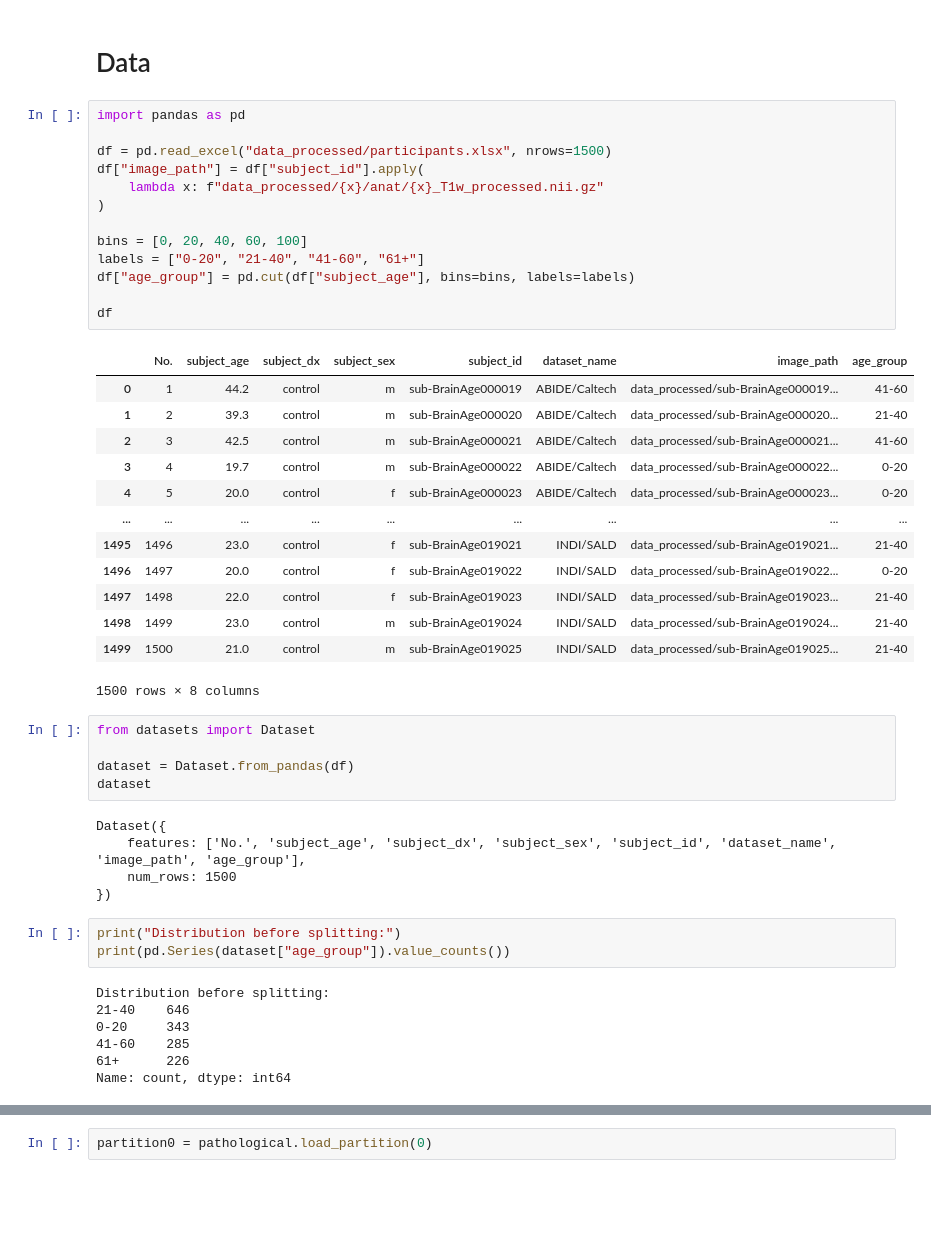
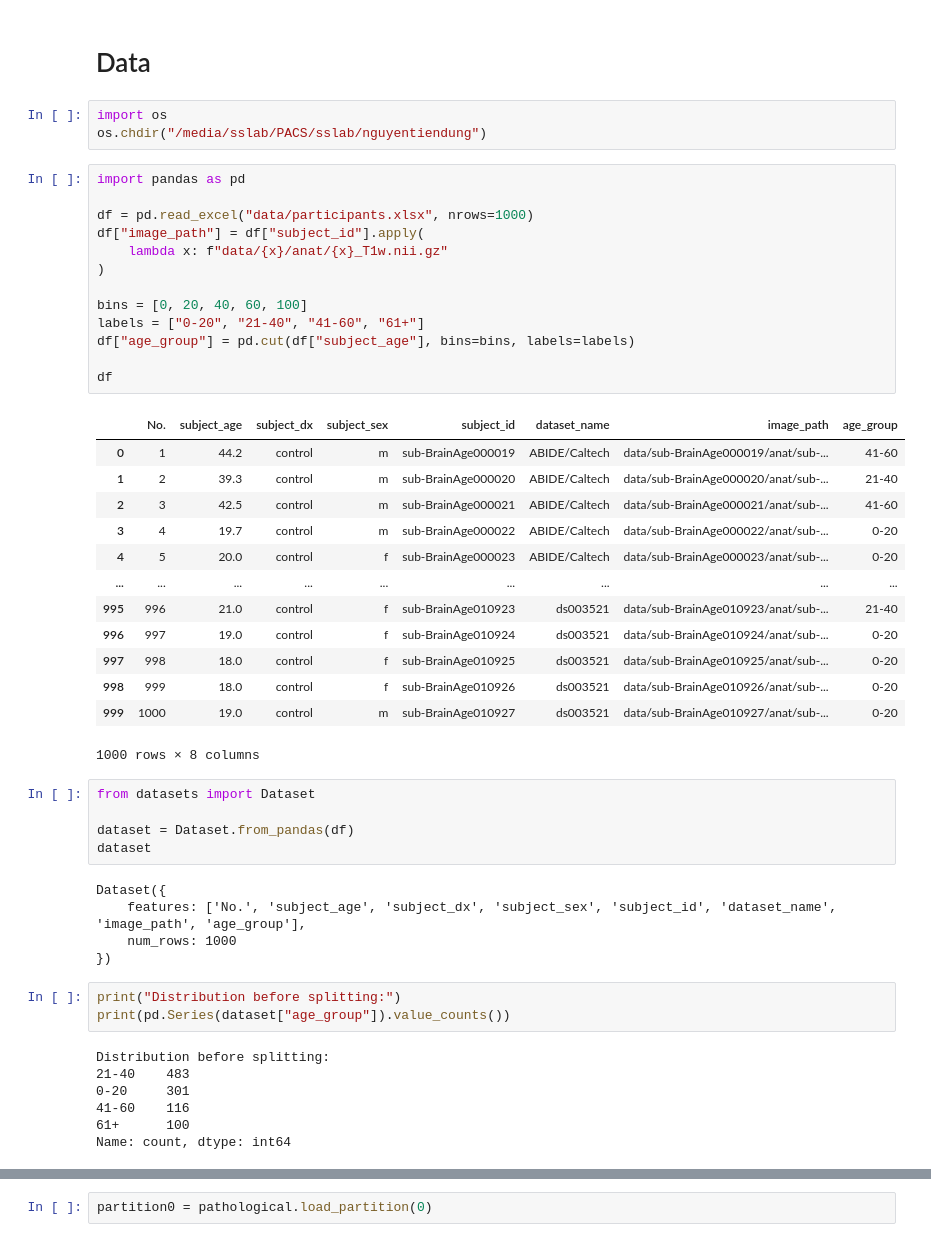
Before and after one commit to NguyenDung0210/Federated_Learning_Medical_Imaging, a Jupyter notebook: fl-brain/brain_age_prediction.ipynb, the cells around one changed output, grey strips where cells are left out. Saved outputs shown, nothing was run; the diff lists cells and outputs as text; blank space fills up the shorter version.

Commit message:
brain

```diff
--- a/fl-brain/brain_age_prediction.ipynb
+++ b/fl-brain/brain_age_prediction.ipynb
@@ -259,33 +259,36 @@ plt.show()
 [figure]
 # %% [markdown]
 # Data
+# %%
+import os
+os.chdir("/media/sslab/PACS/sslab/nguyentiendung")
 # %%
 import pandas as pd
 
-df = pd.read_excel("data_processed/participants.xlsx", nrows=1500)
+df = pd.read_excel("data/participants.xlsx", nrows=1000)
 df["image_path"] = df["subject_id"].apply(
-    lambda x: f"data_processed/{x}/anat/{x}_T1w_processed.nii.gz"
+    lambda x: f"data/{x}/anat/{x}_T1w.nii.gz"
 )
 
 bins = [0, 20, 40, 60, 100]
 labels = ["0-20", "21-40", "41-60", "61+"]
 df["age_group"] = pd.cut(df["subject_age"], bins=bins, labels=labels)
 
 df
 # %% [output]
 |  | No. | subject_age | subject_dx | subject_sex | subject_id | dataset_name | image_path | age_group |
-| 0 | 1 | 44.2 | control | m | sub-BrainAge000019 | ABIDE/Caltech | data_processed/sub-BrainAge000019... | 41-60 |
-| 1 | 2 | 39.3 | control | m | sub-BrainAge000020 | ABIDE/Caltech | data_processed/sub-BrainAge000020... | 21-40 |
-| 2 | 3 | 42.5 | control | m | sub-BrainAge000021 | ABIDE/Caltech | data_processed/sub-BrainAge000021... | 41-60 |
-| 3 | 4 | 19.7 | control | m | sub-BrainAge000022 | ABIDE/Caltech | data_processed/sub-BrainAge000022... | 0-20 |
-| 4 | 5 | 20.0 | control | f | sub-BrainAge000023 | ABIDE/Caltech | data_processed/sub-BrainAge000023... | 0-20 |
+| 0 | 1 | 44.2 | control | m | sub-BrainAge000019 | ABIDE/Caltech | data/sub-BrainAge000019/anat/sub-... | 41-60 |
+| 1 | 2 | 39.3 | control | m | sub-BrainAge000020 | ABIDE/Caltech | data/sub-BrainAge000020/anat/sub-... | 21-40 |
+| 2 | 3 | 42.5 | control | m | sub-BrainAge000021 | ABIDE/Caltech | data/sub-BrainAge000021/anat/sub-... | 41-60 |
+| 3 | 4 | 19.7 | control | m | sub-BrainAge000022 | ABIDE/Caltech | data/sub-BrainAge000022/anat/sub-... | 0-20 |
+| 4 | 5 | 20.0 | control | f | sub-BrainAge000023 | ABIDE/Caltech | data/sub-BrainAge000023/anat/sub-... | 0-20 |
 | ... | ... | ... | ... | ... | ... | ... | ... | ... |
-| 1495 | 1496 | 23.0 | control | f | sub-BrainAge019021 | INDI/SALD | data_processed/sub-BrainAge019021... | 21-40 |
-| 1496 | 1497 | 20.0 | control | f | sub-BrainAge019022 | INDI/SALD | data_processed/sub-BrainAge019022... | 0-20 |
-| 1497 | 1498 | 22.0 | control | f | sub-BrainAge019023 | INDI/SALD | data_processed/sub-BrainAge019023... | 21-40 |
-| 1498 | 1499 | 23.0 | control | m | sub-BrainAge019024 | INDI/SALD | data_processed/sub-BrainAge019024... | 21-40 |
-| 1499 | 1500 | 21.0 | control | m | sub-BrainAge019025 | INDI/SALD | data_processed/sub-BrainAge019025... | 21-40 |
+| 995 | 996 | 21.0 | control | f | sub-BrainAge010923 | ds003521 | data/sub-BrainAge010923/anat/sub-... | 21-40 |
+| 996 | 997 | 19.0 | control | f | sub-BrainAge010924 | ds003521 | data/sub-BrainAge010924/anat/sub-... | 0-20 |
+| 997 | 998 | 18.0 | control | f | sub-BrainAge010925 | ds003521 | data/sub-BrainAge010925/anat/sub-... | 0-20 |
+| 998 | 999 | 18.0 | control | f | sub-BrainAge010926 | ds003521 | data/sub-BrainAge010926/anat/sub-... | 0-20 |
+| 999 | 1000 | 19.0 | control | m | sub-BrainAge010927 | ds003521 | data/sub-BrainAge010927/anat/sub-... | 0-20 |
-1500 rows × 8 columns
+1000 rows × 8 columns
 # %%
 from datasets import Dataset
 
@@ -294,17 +297,17 @@ dataset
 # %% [output]
 Dataset({
     features: ['No.', 'subject_age', 'subject_dx', 'subject_sex', 'subject_id', 'dataset_name', 'image_path', 'age_group'],
-    num_rows: 1500
+    num_rows: 1000
 })
 # %%
 print("Distribution before splitting:")
 print(pd.Series(dataset["age_group"]).value_counts())
 # %% [output]
 Distribution before splitting:
-21-40    646
-0-20     343
-41-60    285
-61+      226
+21-40    483
+0-20     301
+41-60    116
+61+      100
 Name: count, dtype: int64
 # %%
 dataset[0]
```
Also changed, not shown: parts of 11 cells of this notebook, 1 other file.
